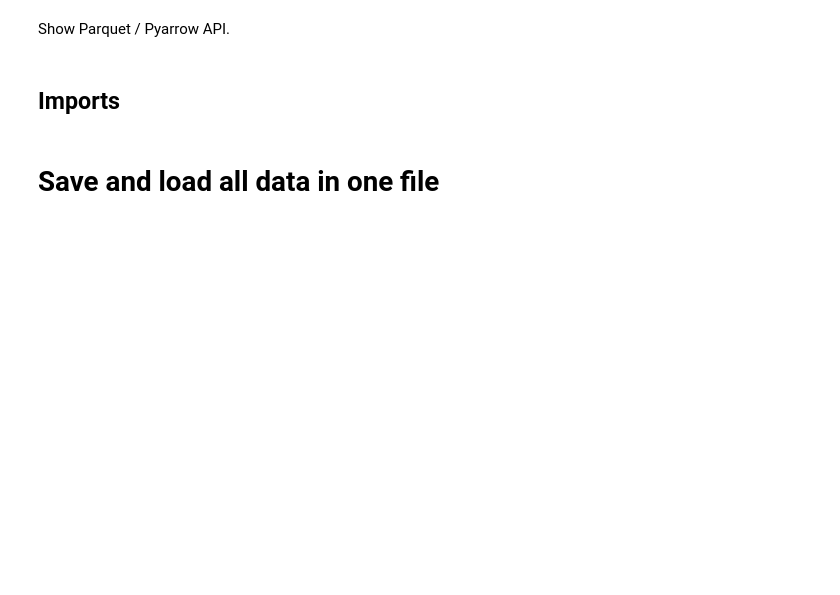
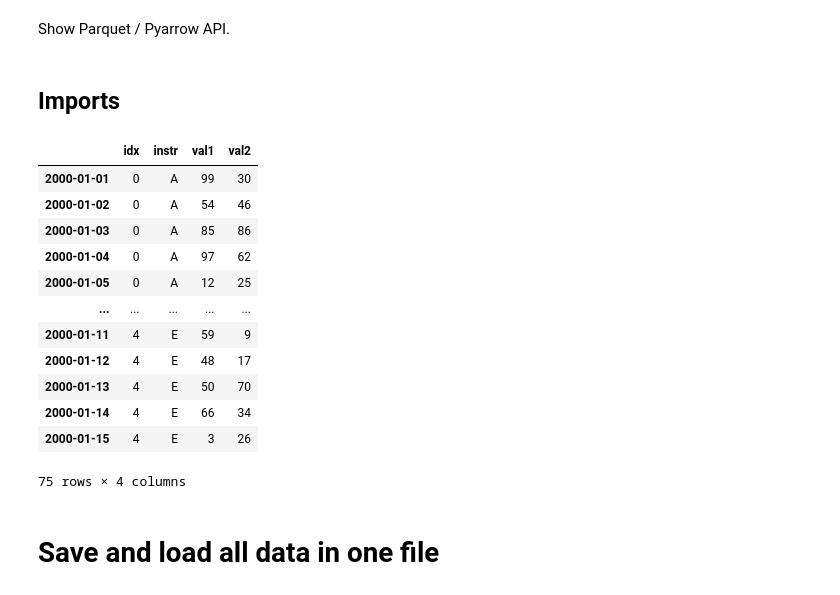
Before and after one commit to gpsaggese/umd_data605, a Jupyter notebook: tutorials/tutorial_packages/tutorial_parquet.ipynb, the cells around one changed output. Cells and saved outputs as stored; diff of their text form; code cells hidden in the pictures; blank space fills up the shorter version.

````diff
--- a/tutorials/tutorial_packages/tutorial_parquet.ipynb
+++ b/tutorials/tutorial_packages/tutorial_parquet.ipynb
@@ -16,38 +13,54 @@ import pyarrow.parquet as pq
 # %%
-def get_df() -> pd.DataFrame:
+def get_df(num_days: int = 15) -> pd.DataFrame:
     """
-    Create pandas random data, like:
+    Create Pandas random data, like:
 
     ```
                 idx instr  val1  val2
     2000-01-01    0     A    99    30
     2000-01-02    0     A    54    46
     2000-01-03    0     A    85    86
     ```
     """
     instruments = "A B C D E".split()
-    "id stock val1 val2".split()
+    start_idx = pd.Timestamp("2000-01-01")
+    end_idx = start_idx + pd.Timedelta(days=num_days - 1)
     df_idx = pd.date_range(
-        pd.Timestamp("2000-01-01"), pd.Timestamp("2000-01-15"), freq="1D"
+        start_idx, end_idx, freq="1D"
     )
     # print(df_idx)
     random.seed(1000)
-
     df = []
     for idx, inst in enumerate(instruments):
         df_tmp = pd.DataFrame(
             {
                 "idx": idx,
                 "instr": inst,
                 "val1": [random.randint(0, 100) for k in range(len(df_idx))],
                 "val2": [random.randint(0, 100) for k in range(len(df_idx))],
             },
             index=df_idx,
         )
         # print(df_tmp)
         df.append(df_tmp)
     df = pd.concat(df)
     return df
+
+get_df()
+# %% [output]
+|  | idx | instr | val1 | val2 |
+| 2000-01-01 | 0 | A | 99 | 30 |
+| 2000-01-02 | 0 | A | 54 | 46 |
+| 2000-01-03 | 0 | A | 85 | 86 |
+| 2000-01-04 | 0 | A | 97 | 62 |
+| 2000-01-05 | 0 | A | 12 | 25 |
+| ... | ... | ... | ... | ... |
+| 2000-01-11 | 4 | E | 59 | 9 |
+| 2000-01-12 | 4 | E | 48 | 17 |
+| 2000-01-13 | 4 | E | 50 | 70 |
+| 2000-01-14 | 4 | E | 66 | 34 |
+| 2000-01-15 | 4 | E | 3 | 26 |
+75 rows × 4 columns
 # %%
 def df_to_str(df: pd.DataFrame) -> str:
     txt = ""
````
Also changed, not shown: parts of 29 cells of this notebook.
